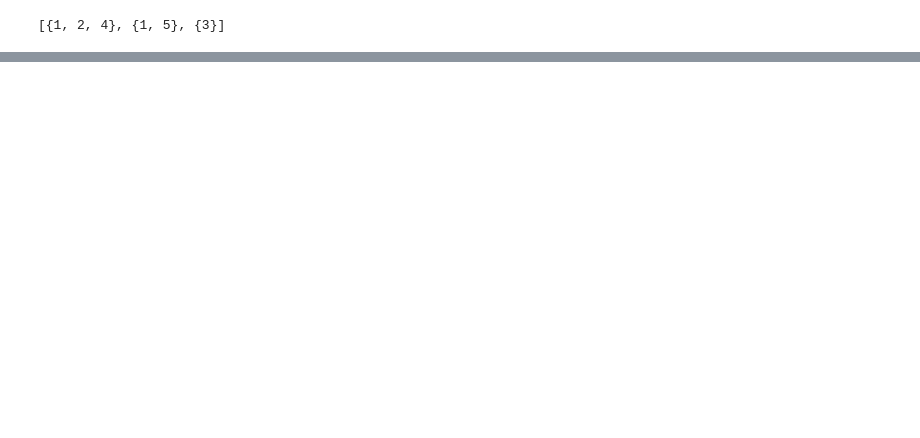
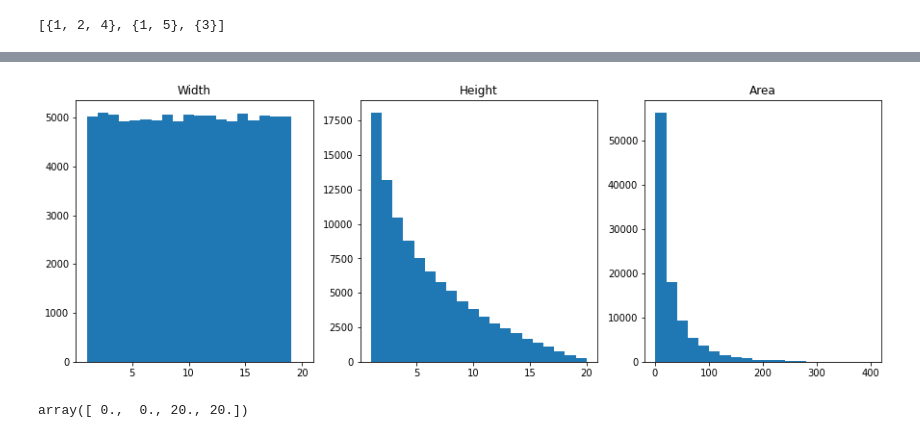
Before and after one commit to benkmoore/inscribe_test, a Jupyter notebook: RectangleChallenge-BK.ipynb, the cells around one changed output, grey strips where cells are left out. Saved outputs shown, nothing was run; the diff lists cells and outputs as text; code cells hidden in the pictures; blank space fills up the shorter version.

```diff
--- a/RectangleChallenge-BK.ipynb
+++ b/RectangleChallenge-BK.ipynb
@@ -116,0 +209,19 @@ BK(R, P, X, G, max_sets)
+# %%
+hist, bins = np.histogram(data[:,2], bins=20)
+fig, (ax1, ax2, ax3) = plt.subplots(1, 3)
+ax1.hist(data[:,0], bins)
+ax1.title.set_text('Width')
+
+hist, bins = np.histogram(data[:,3], bins=20)
+ax2.hist(data[:,3], bins)
+ax2.title.set_text('Height')
+
+hist, bins = np.histogram(data[:,2]*data[:,3], bins=20)
+ax3.hist(data[:,2]*data[:,3], bins)
+ax3.title.set_text('Area')
+
+fig.set_figheight(5)
+fig.set_figwidth(15)
+plt.show()
+# %% [output]
+[figure, added]
@@ -116,0 +230,4 @@ BK(R, P, X, G, max_sets)
+# %%
+data[idx_max,:]
+# %% [output]
+array([ 0.,  0., 20., 20.])
```
Also changed, not shown: parts of 18 cells of this notebook.
